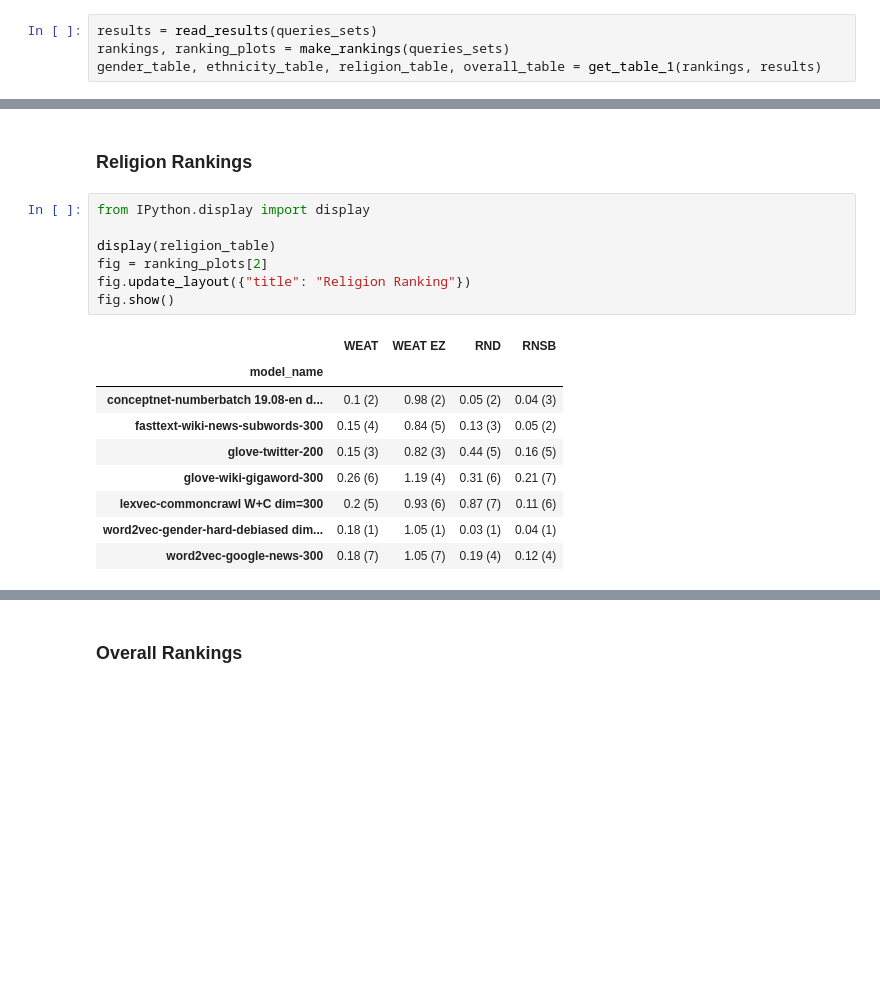
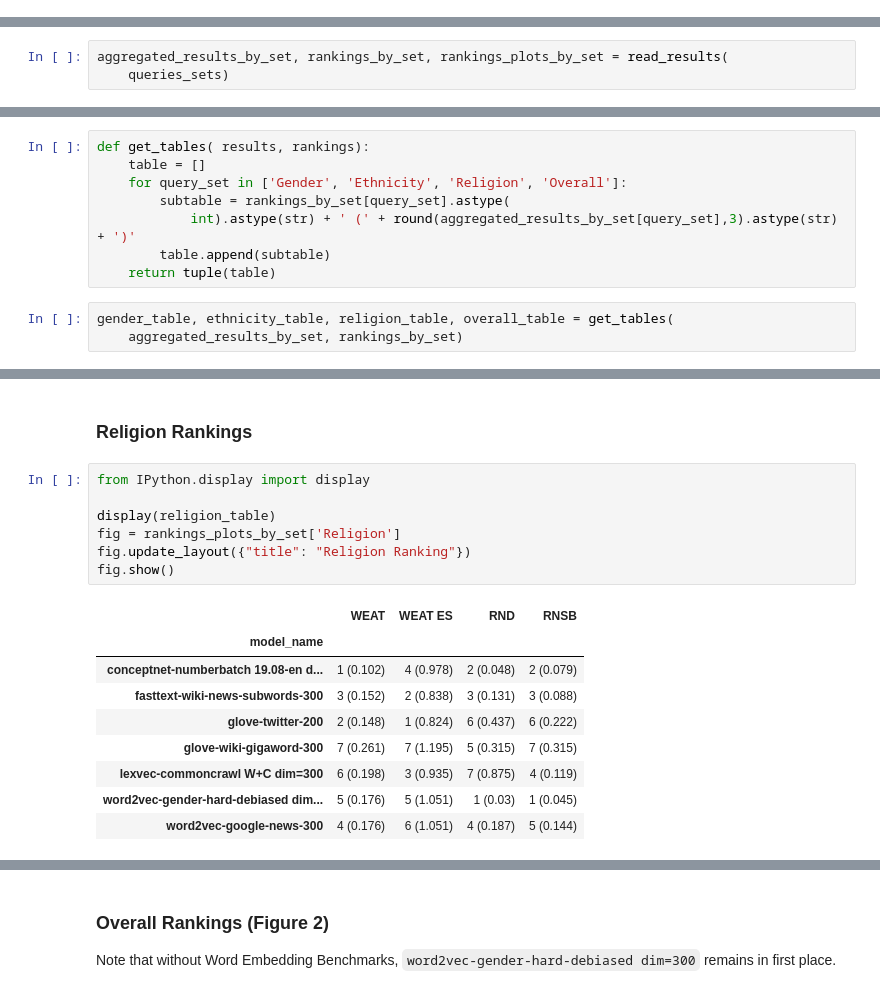
Before and after one commit to dccuchile/wefe, a Jupyter notebook: examples/WEFE_rankings.ipynb, the cells around one changed output, grey strips where cells are left out. Saved outputs shown, nothing was run; the diff lists cells and outputs as text; blank space fills up the shorter version.

```diff
--- a/examples/WEFE_rankings.ipynb
+++ b/examples/WEFE_rankings.ipynb
@@ -690,4 +645,0 @@ def get_table_1(rankings, results):
-# %%
-results = read_results(queries_sets)
-rankings, ranking_plots = make_rankings(queries_sets)
-gender_table, ethnicity_table, religion_table, overall_table = get_table_1(rankings, results)
@@ -695,0 +646,3 @@ KeyError: 'WEAT_ES'
+# %%
+aggregated_results_by_set, rankings_by_set, rankings_plots_by_set = read_results(
+    queries_sets)
@@ -696,3 +664,14 @@ KeyError: 'WEAT_ES'
+# %%
+def get_tables( results, rankings):
+    table = []
+    for query_set in ['Gender', 'Ethnicity', 'Religion', 'Overall']:
+        subtable = rankings_by_set[query_set].astype(
+            int).astype(str) + ' (' + round(aggregated_results_by_set[query_set],3).astype(str) + ')'
+        table.append(subtable)
+    return tuple(table)
+# %%
+gender_table, ethnicity_table, religion_table, overall_table = get_tables(
+    aggregated_results_by_set, rankings_by_set)
 # %% [markdown]
 ### Gender Results
 # %%
@@ -738,23 +718,26 @@ fig.show()
 # %%
 from IPython.display import display
 
 display(religion_table)
-fig = ranking_plots[2]
+fig = rankings_plots_by_set['Religion']
 fig.update_layout({"title": "Religion Ranking"})
 fig.show()
 # %% [output]
-|  | WEAT | WEAT EZ | RND | RNSB |
+|  | WEAT | WEAT ES | RND | RNSB |
 | model_name |  |  |  |  |
-| conceptnet-numberbatch 19.08-en d... | 0.1 (2) | 0.98 (2) | 0.05 (2) | 0.04 (3) |
-| fasttext-wiki-news-subwords-300 | 0.15 (4) | 0.84 (5) | 0.13 (3) | 0.05 (2) |
-| glove-twitter-200 | 0.15 (3) | 0.82 (3) | 0.44 (5) | 0.16 (5) |
-| glove-wiki-gigaword-300 | 0.26 (6) | 1.19 (4) | 0.31 (6) | 0.21 (7) |
-| lexvec-commoncrawl W+C dim=300 | 0.2 (5) | 0.93 (6) | 0.87 (7) | 0.11 (6) |
-| word2vec-gender-hard-debiased dim... | 0.18 (1) | 1.05 (1) | 0.03 (1) | 0.04 (1) |
-| word2vec-google-news-300 | 0.18 (7) | 1.05 (7) | 0.19 (4) | 0.12 (4) |
+| conceptnet-numberbatch 19.08-en d... | 1 (0.102) | 4 (0.978) | 2 (0.048) | 2 (0.079) |
+| fasttext-wiki-news-subwords-300 | 3 (0.152) | 2 (0.838) | 3 (0.131) | 3 (0.088) |
+| glove-twitter-200 | 2 (0.148) | 1 (0.824) | 6 (0.437) | 6 (0.222) |
+| glove-wiki-gigaword-300 | 7 (0.261) | 7 (1.195) | 5 (0.315) | 7 (0.315) |
+| lexvec-commoncrawl W+C dim=300 | 6 (0.198) | 3 (0.935) | 7 (0.875) | 4 (0.119) |
+| word2vec-gender-hard-debiased dim... | 5 (0.176) | 5 (1.051) | 1 (0.03) | 1 (0.045) |
+| word2vec-google-news-300 | 4 (0.176) | 6 (1.051) | 4 (0.187) | 5 (0.144) |
 [interactive output not drawn]
-# %% [markdown]
-### Overall Rankings
+# %% [markdown]
+### Overall Rankings (Figure 2)
+
+
+Note that without Word Embedding Benchmarks, `word2vec-gender-hard-debiased dim=300` remains in first place.
 # %%
 from IPython.display import display
 
```
Also changed, not shown: parts of 23 cells of this notebook, 7 other files.
